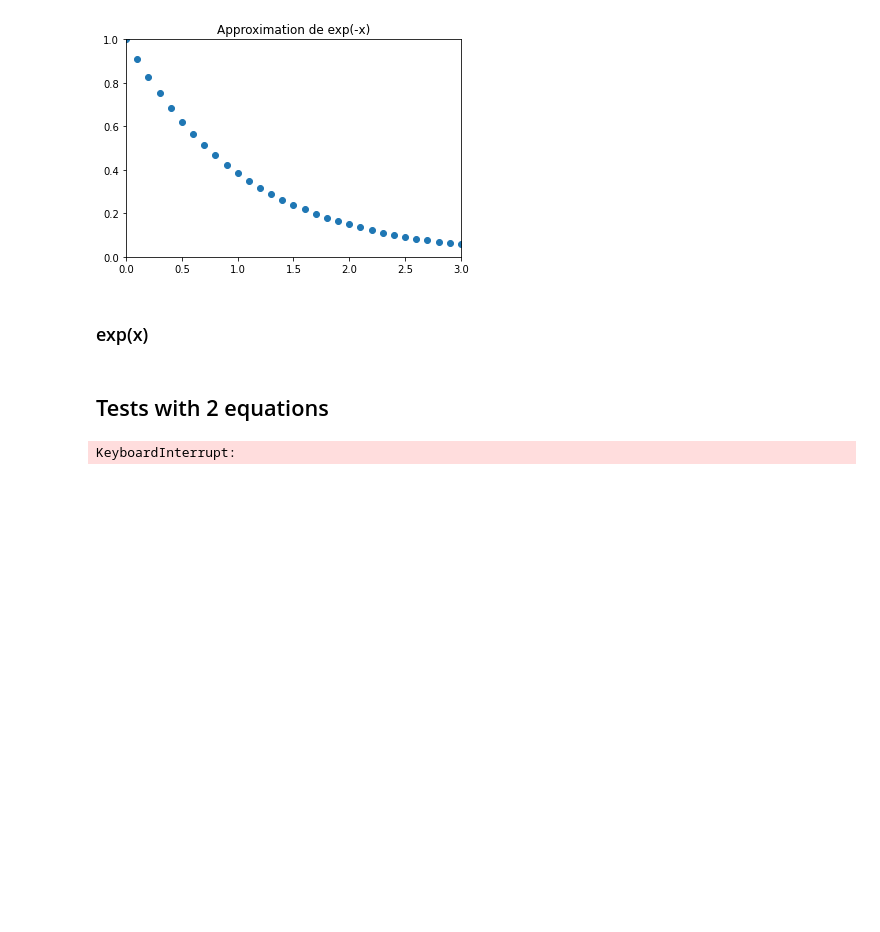
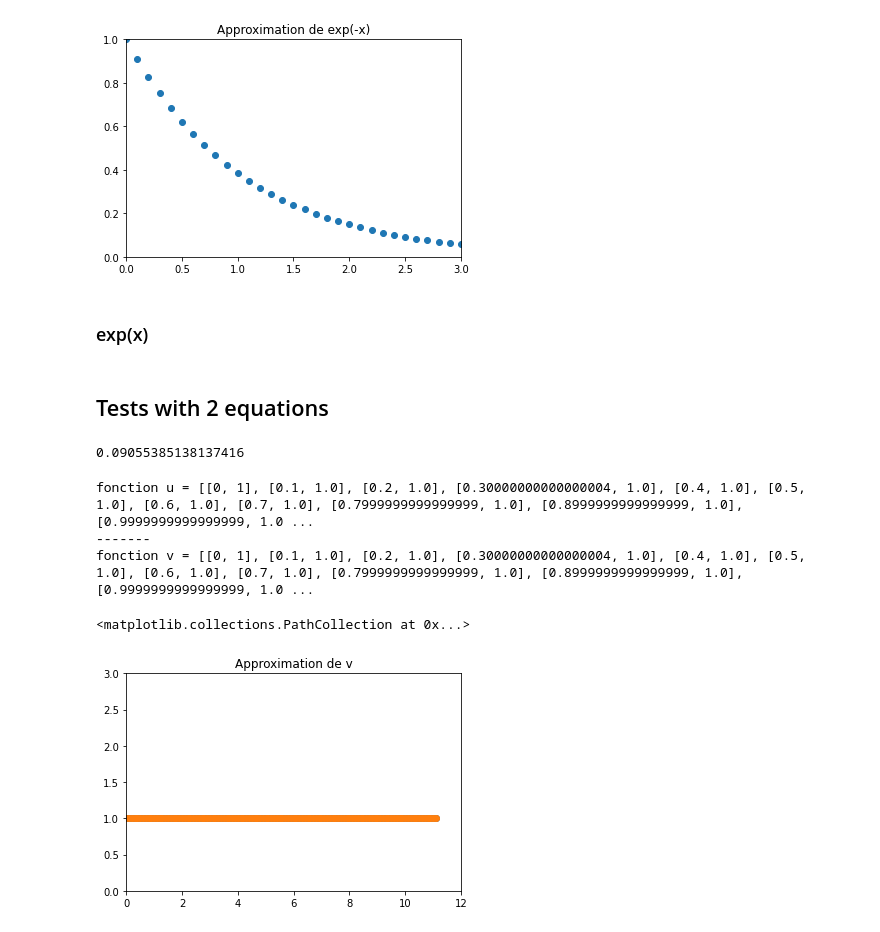
Before and after one commit to AlexPoiron/FirstModel, a Jupyter notebook: Main.ipynb, the cells around one changed output. Saved outputs shown, nothing was run; the diff lists cells and outputs as text; code cells hidden in the pictures; blank space fills up the shorter version.

```diff
--- a/Main.ipynb
+++ b/Main.ipynb
@@ -129,7 +132,6 @@ def Solver_two_equations(u0, v0, f1, f2):
     uk_1 = u0
     vk_1 = v0
     xk_1 = np.array([uk_1, vk_1])
-    nb = 0
 
     #Each list is an axis.
     #Time = [t0, t1, t2, ...., tn]
@@ -141,9 +143,9 @@ def Solver_two_equations(u0, v0, f1, f2):
     #Loop for the time
     while(t0 < interval):
         t0 += delta
-
+        nb = 0
         #Newton's method
-        while(f_xk > Epsilon or nb < Nnewton):
+        while(nb < Nnewton):
             nb+=1
 
             # First step, we change our equation to F(x) = 0
@@ -159,33 +161,35 @@ def Solver_two_equations(u0, v0, f1, f2):
             #print("fxk_1 = ", end='')
             #print(F_xk_1)
             #print("f'xk_1 = ", end='')
-            #print(F_xk_1_prime)
+            #print(LA.inv(F_xk_1_prime))
             #print(np.dot(F_xk_1, LA.inv(F_xk_1_prime)))
 
             #Formula : xk = xk_1 - tr(F'(xk_1)) * F(xk_1)
-            xk = xk_1 - np.dot(F_xk_1, LA.inv(F_xk_1_prime))
+            xk = xk_1 - np.dot(LA.inv(F_xk_1_prime), F_xk_1)
             #print("xk = ", end='')
             #print(xk)
+
             #Check the approximation. If f_uk < Epsilon = good approximation
-            f_xk = LA.norm(xk)
+            f_xk = LA.norm(xk - xk_1)
             #print("f_xk = ", end='')
             #print(f_xk)
             #print("nb = ", end='')
             #print(nb)
 
-            xk_1 = xk
             if(f_xk < Epsilon):
                 break
+
+            xk_1 = xk
 
         #Update our 2 lists and indexes.
         time.append(t0)
         fu.append(xk[0])
         fv.append(xk[1])
+        uk_1 = xk[0]
+        vk_1 = xk[1]
         f_xk = 1
         i += 1
-        nb = 0
-        print("nb apres boucle = ", end='')
-        print(nb)
+
     #Creation of our final list containing tuples like that: (time, function)
     final_points_u = []
     final_points_v = []
@@ -230,18 +234,45 @@ plt.scatter(absi, coords)
 ### exp(x)
 # %% [markdown]
 ## Tests with 2 equations
+# %%
+LA.norm([-0.09, -0.01])
+# %% [output]
+0.09055385138137416
 # %%
 u0 = 1
 v0 = 1
 
-fu = -2*u + v
+fu = -u + v
 fv = v - u
 
 res = Solver_two_equations(u0, v0, fu, fv)
 print("fonction u = ", end='')
 print(res[0])
 print("-------")
 print("fonction v = ", end='')
 print(res[1])
+
+time = []
+coords_u = []
+coords_v = []
+
+for i in range(0, len(res[0])):
+    time.append(res[0][i][0])
+    coords_u.append(res[0][i][1])
+    coords_v.append(res[1][i][1])
+
+plt.ylim([0, 3])
+plt.title('Approximation de u')
+plt.xlim([0, 12])
+plt.scatter(time, coords_u)
+
+plt.ylim([0, 3])
+plt.title('Approximation de v')
+plt.xlim([0, 12])
+plt.scatter(time, coords_v)
 # %% [output]
-KeyboardInterrupt:
+fonction u = [[0, 1], [0.1, 1.0], [0.2, 1.0], [0.30000000000000004, 1.0], [0.4, 1.0], [0.5, 1.0], [0.6, 1.0], [0.7, 1.0], [0.7999999999999999, 1.0], [0.8999999999999999, 1.0], [0.9999999999999999, 1.0 ...
+-------
+fonction v = [[0, 1], [0.1, 1.0], [0.2, 1.0], [0.30000000000000004, 1.0], [0.4, 1.0], [0.5, 1.0], [0.6, 1.0], [0.7, 1.0], [0.7999999999999999, 1.0], [0.8999999999999999, 1.0], [0.9999999999999999, 1.0 ...
+<matplotlib.collections.PathCollection at 0x...>
+[figure, added]
```
Also changed, not shown: parts of 2 cells of this notebook.
